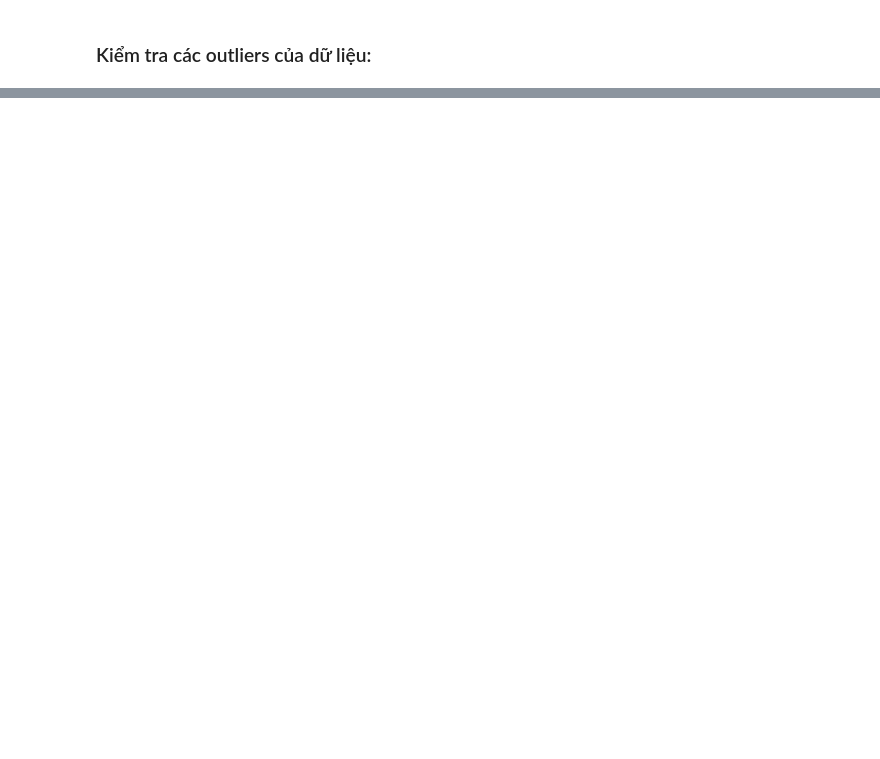
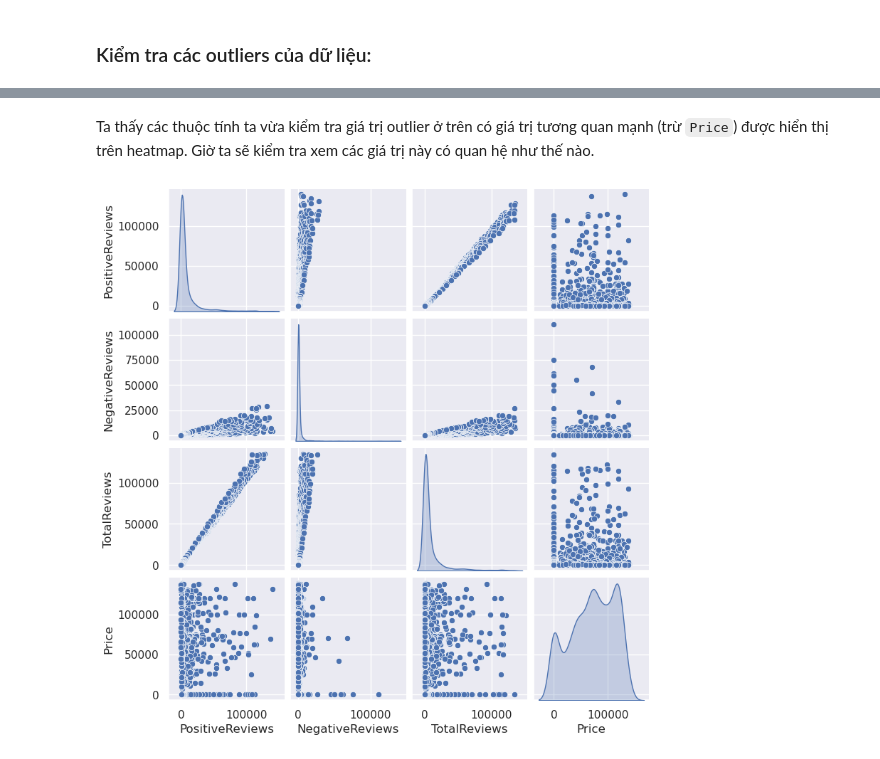
Before and after one commit to cheesepp/steam_game_ratings, a Jupyter notebook: Preprocessing.ipynb, the cells around one changed output, grey strips where cells are left out. Saved outputs shown, nothing was run; the diff lists cells and outputs as text; code cells hidden in the pictures; blank space fills up the shorter version.

```diff
--- a/Preprocessing.ipynb
+++ b/Preprocessing.ipynb
@@ -711,0 +702,8 @@ plt.show()
+# %% [markdown]
+Ta thấy các thuộc tính ta vừa kiểm tra giá trị outlier ở trên có giá trị tương quan mạnh (trừ `Price`) được hiển thị trên heatmap. Giờ ta sẽ kiểm tra xem các giá trị này có quan hệ như thế nào.
+# %%
+sns.set()
+sns.pairplot(df[numeric_cols], size = 2 ,kind ='scatter',diag_kind='kde')
+plt.show()
+# %% [output]
+[figure, added]
```
Also changed, not shown: parts of 7 cells of this notebook.
